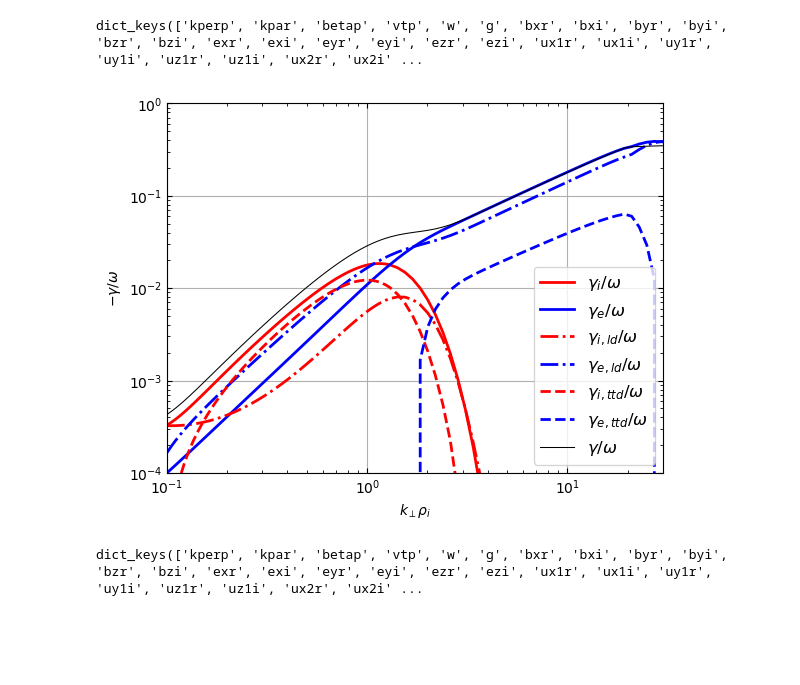
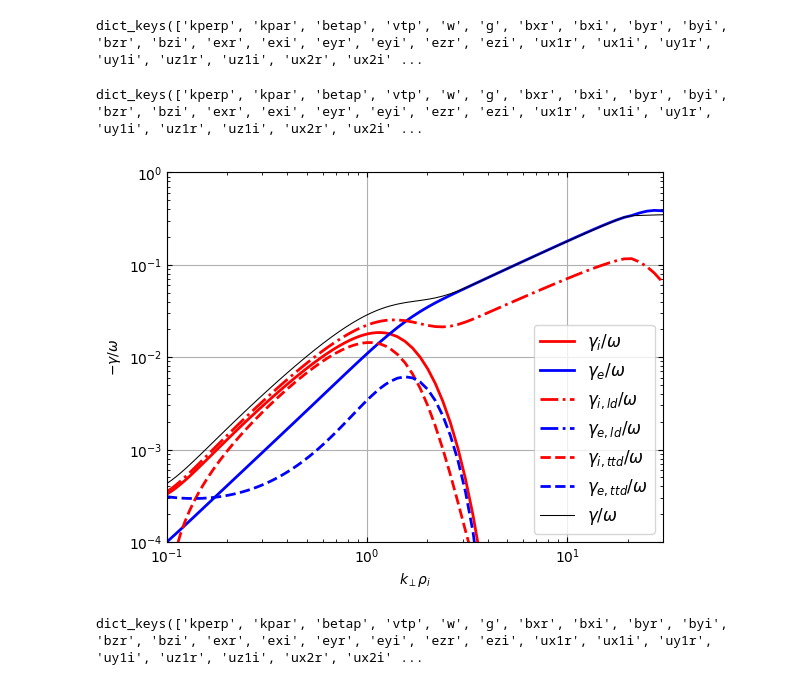
Before and after one commit to kgklein/PLUME, a Jupyter notebook: examplelinfpc.ipynb, the cells around one changed output. Saved outputs shown, nothing was run; the diff lists cells and outputs as text; code cells hidden in the pictures; blank space fills up the shorter version.

Commit message:
updated example notebook and libraries to fix new errors that popped up due to change in sweep keys, bug in writing dataName

```diff
--- a/examplelinfpc.ipynb
+++ b/examplelinfpc.ipynb
@@ -36,5 +36,5 @@ importlib.reload(lp)
 # %%
-filetag = 'howes2017_2' #this will be used to name all output files and folders
+filetag = 'howes2017' #this will be used to name all output files and folders
 plumeinput = lfpc.plume_input(filetag)
 # %%
 betap=1
@@ -156,19 +178,23 @@ lp.plot_disp_rel(plumeinput, root, sweep, xkey, ykey, xlabel, ylabel, flnm = fln
 print(sweep.keys())
 # %% [output]
 dict_keys(['kperp', 'kpar', 'betap', 'vtp', 'w', 'g', 'bxr', 'bxi', 'byr', 'byi', 'bzr', 'bzi', 'exr', 'exi', 'eyr', 'eyi', 'ezr', 'ezi', 'ux1r', 'ux1i', 'uy1r', 'uy1i', 'uz1r', 'uz1i', 'ux2r', 'ux2i' ...
+# %%
+sweep.keys()
+# %% [output]
+dict_keys(['kperp', 'kpar', 'betap', 'vtp', 'w', 'g', 'bxr', 'bxi', 'byr', 'byi', 'bzr', 'bzi', 'exr', 'exi', 'eyr', 'eyi', 'ezr', 'ezi', 'ux1r', 'ux1i', 'uy1r', 'uy1i', 'uz1r', 'uz1i', 'ux2r', 'ux2i' ...
 # %%
 #plot power rate due to different mechanisms/ susc tensor 'splits'
 #INTO the particles in units of gamma/omega (that is gamma/omega = -1 indicates that particles are gaining energy)
 
 xlim = [0.1,30]
 ylim = [0.0001,1]
 importlib.reload(lfpc)
 importlib.reload(lp)
 
 flnm = 'figures/'+filetag+'/'+filetag+'disprelpowers.png'
-lp.plot_disp_power(sweep,flnm=flnm,xlim=xlim,ylim=ylim)
+lp.plot_disp_power_2spec(sweep,flnm=flnm,xlim=xlim,ylim=ylim)
 # %% [output]
-[figure, old version]
+[figure, new version]
 # %%
 #sweep over species parameters too
 sweepvarkey = 'tauS' #change this variable to sweep over other variables
```
Also changed, not shown: parts of 15 cells of this notebook, 2 other files.
